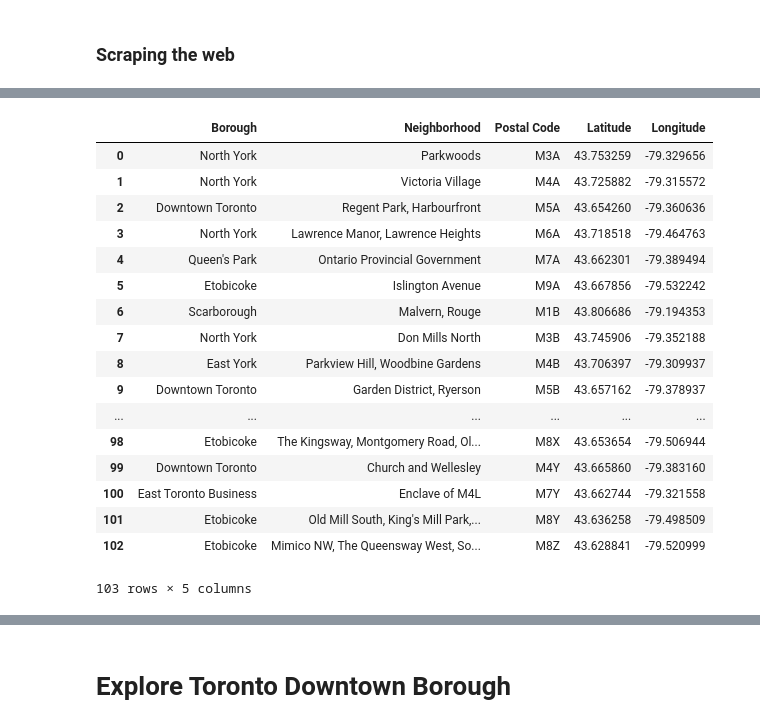
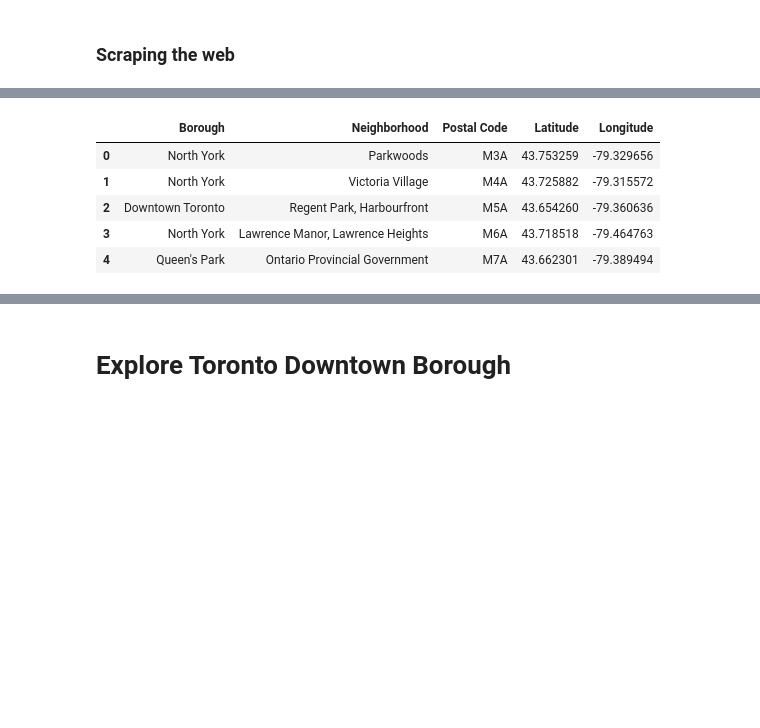
Before and after one commit to keren110119/Shawn-He, a Jupyter notebook: Capstone Project/Segmenting and Clustering Neighborhoods in Toronto.ipynb, the cells around one changed output, grey strips where cells are left out. Saved outputs shown, nothing was run; the diff lists cells and outputs as text; code cells hidden in the pictures; blank space fills up the shorter version.

Commit message:
Toronto Clustering Project

```diff
--- a/Capstone Project/Segmenting and Clustering Neighborhoods in Toronto.ipynb
+++ b/Capstone Project/Segmenting and Clustering Neighborhoods in Toronto.ipynb
@@ -107,22 +67,10 @@ lat_lng_coords
 # %%
 Toronto_df=df.merge(lat_lng_coords, how='left', on='Postal Code')
-Toronto_df
+Toronto_df.head()
 # %% [output]
 |  | Borough | Neighborhood | Postal Code | Latitude | Longitude |
 | 0 | North York | Parkwoods | M3A | 43.753259 | -79.329656 |
 | 1 | North York | Victoria Village | M4A | 43.725882 | -79.315572 |
 | 2 | Downtown Toronto | Regent Park, Harbourfront | M5A | 43.654260 | -79.360636 |
 | 3 | North York | Lawrence Manor, Lawrence Heights | M6A | 43.718518 | -79.464763 |
 | 4 | Queen's Park | Ontario Provincial Government | M7A | 43.662301 | -79.389494 |
-| 5 | Etobicoke | Islington Avenue | M9A | 43.667856 | -79.532242 |
-| 6 | Scarborough | Malvern, Rouge | M1B | 43.806686 | -79.194353 |
-| 7 | North York | Don Mills North | M3B | 43.745906 | -79.352188 |
-| 8 | East York | Parkview Hill, Woodbine Gardens | M4B | 43.706397 | -79.309937 |
-| 9 | Downtown Toronto | Garden District, Ryerson | M5B | 43.657162 | -79.378937 |
-| ... | ... | ... | ... | ... | ... |
-| 98 | Etobicoke | The Kingsway, Montgomery Road, Ol... | M8X | 43.653654 | -79.506944 |
-| 99 | Downtown Toronto | Church and Wellesley | M4Y | 43.665860 | -79.383160 |
-| 100 | East Toronto Business | Enclave of M4L | M7Y | 43.662744 | -79.321558 |
-| 101 | Etobicoke | Old Mill South, King's Mill Park,... | M8Y | 43.636258 | -79.498509 |
-| 102 | Etobicoke | Mimico NW, The Queensway West, So... | M8Z | 43.628841 | -79.520999 |
-103 rows × 5 columns
```
Also changed, not shown: parts of 5 cells of this notebook.
